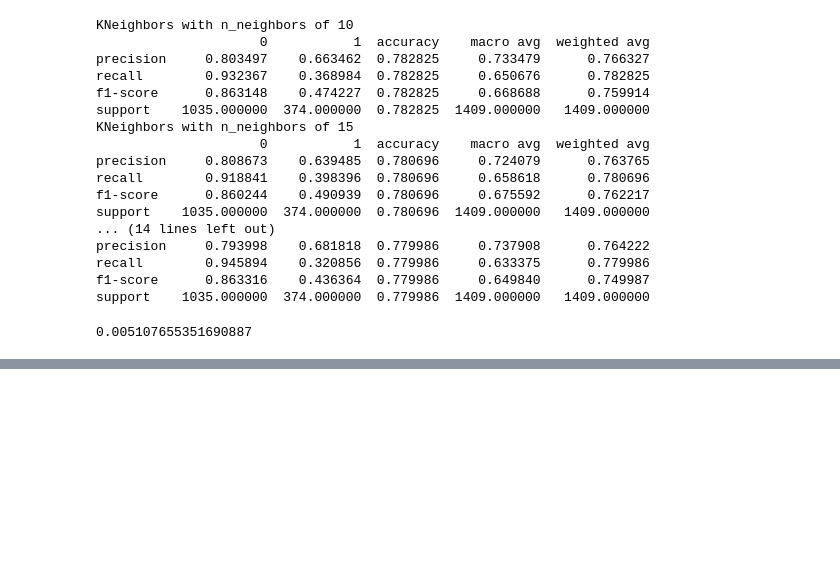
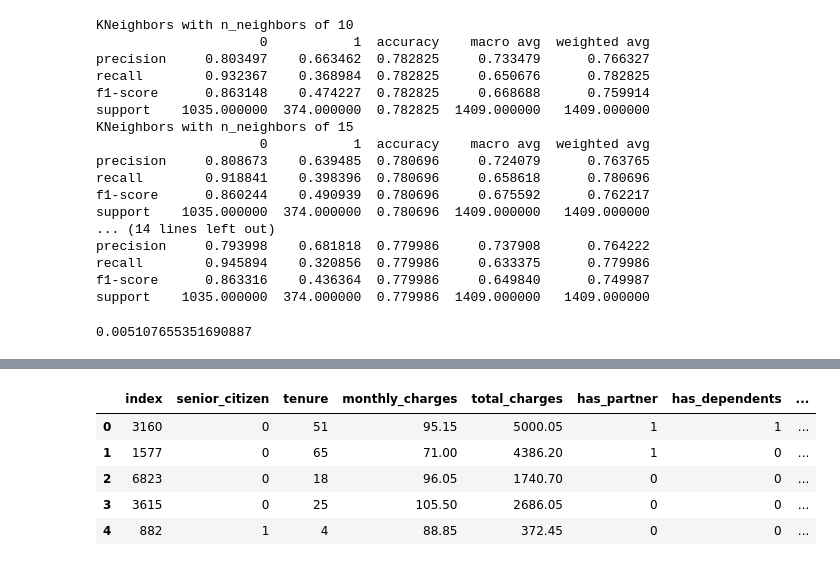
Before and after one commit to Larry-Holmes/classification-exercises, a Jupyter notebook: final_report.ipynb, the cells around one changed output, grey strips where cells are left out. Drawn from its saved outputs; the diff is of its cells as text; code cells hidden in the pictures; blank space fills up the shorter version.

```diff
--- a/final_report.ipynb
+++ b/final_report.ipynb
@@ -495,0 +528,7 @@ knn.score(X_train, y_train) - knn.score(X_validate, y_validate)
+# %%
+# Estimating the probability of churn for each customer
+proba_test = rf.predict_proba(X_test)
+# %%
+# creating a dataframe for easier visualization
+proba_df = pd.DataFrame(proba_test, columns = rf.classes_.tolist())
+proba_df.head()
@@ -495,0 +553,11 @@ knn.score(X_train, y_train) - knn.score(X_validate, y_validate)
+# %%
+# Merged the probability dataframe with test dataset that contains new index
+predictions = pd.concat([test_df, proba_df], axis=1)
+predictions.head()
+# %% [output]
+|  | index | senior_citizen | tenure | monthly_charges | total_charges | has_partner | has_dependents | ... |
+| 0 | 3160 | 0 | 51 | 95.15 | 5000.05 | 1 | 1 | ... |
+| 1 | 1577 | 0 | 65 | 71.00 | 4386.20 | 1 | 0 | ... |
+| 2 | 6823 | 0 | 18 | 96.05 | 1740.70 | 0 | 0 | ... |
+| 3 | 3615 | 0 | 25 | 105.50 | 2686.05 | 0 | 0 | ... |
+| 4 | 882 | 1 | 4 | 88.85 | 372.45 | 0 | 0 | ... |
```
Also changed, not shown: parts of 27 cells of this notebook, 1 other file.
